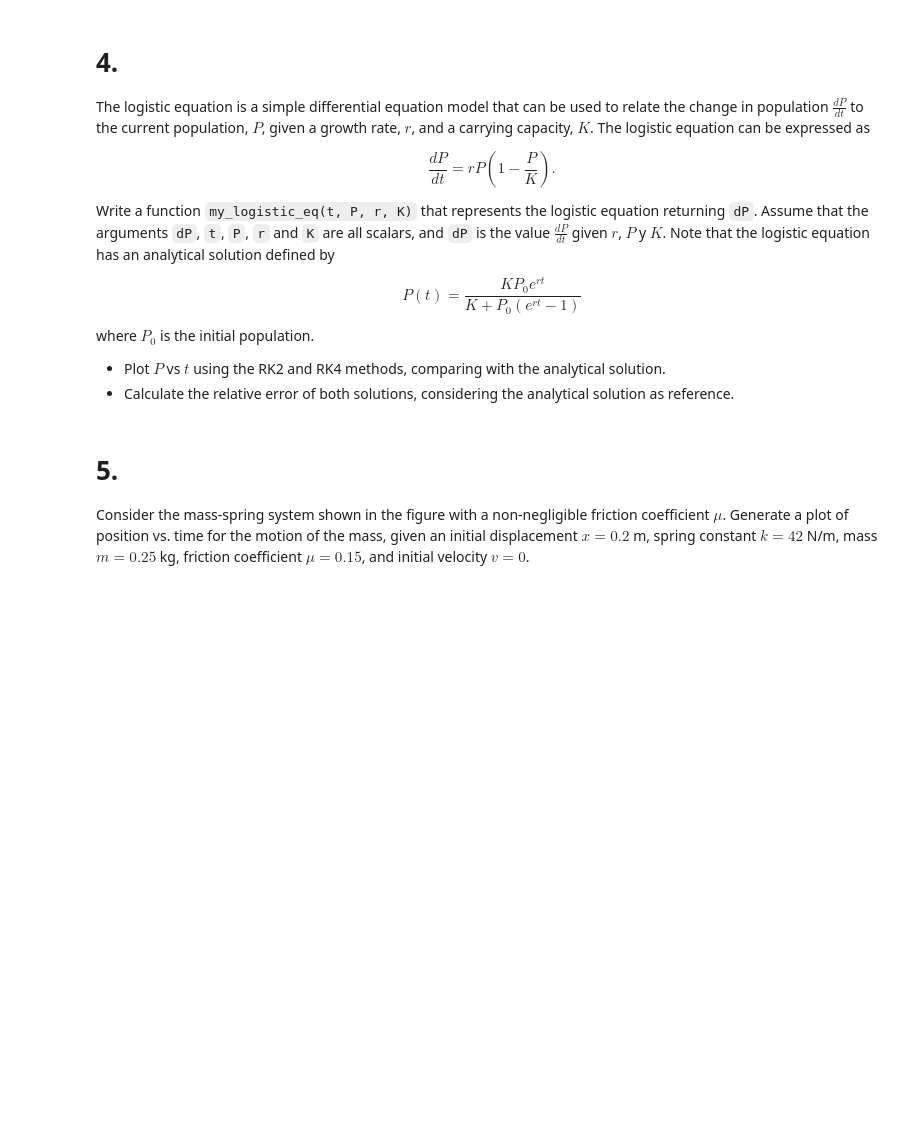
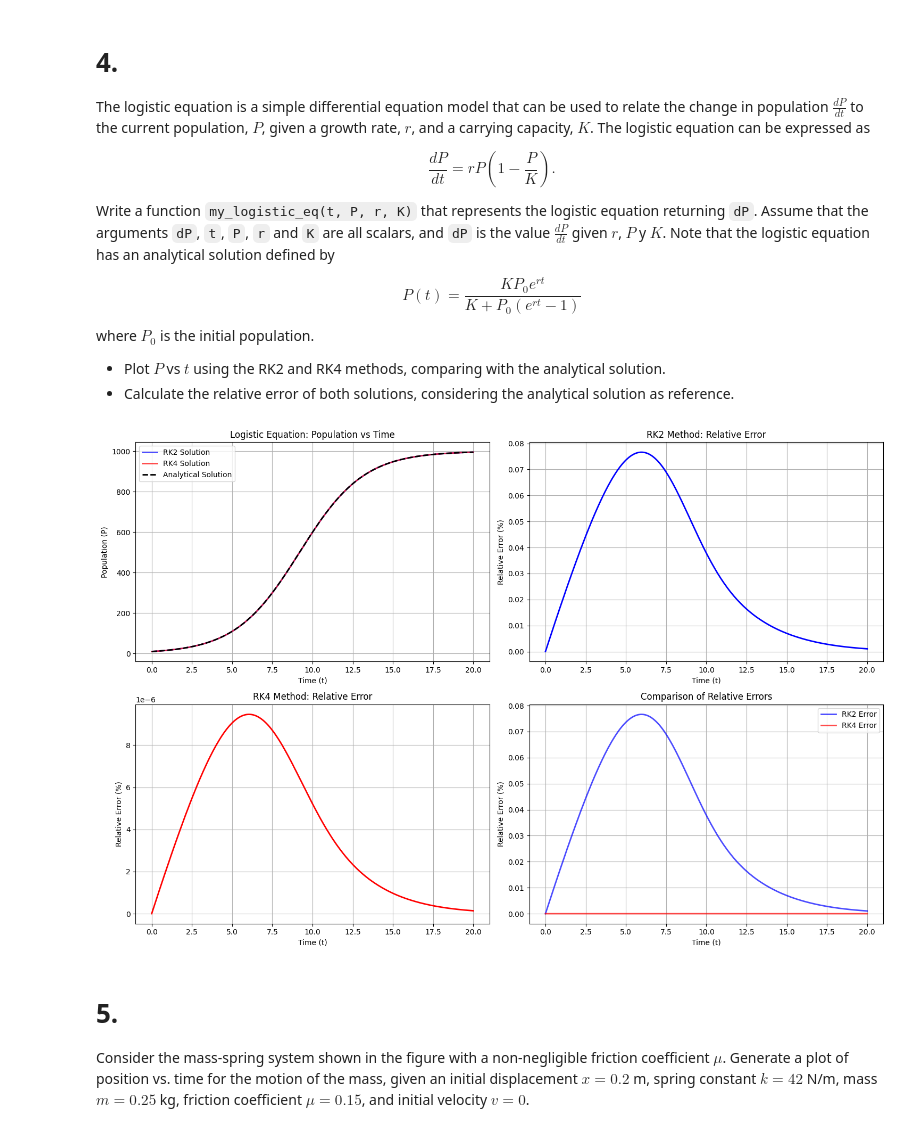
Before and after one commit to danielruizm16/ComputationalMethods, a Jupyter notebook: ODEs/ODEs_exercises.ipynb, the cells around one changed output. Cells and saved outputs as stored; diff of their text form; code cells hidden in the pictures; blank space fills up the shorter version.

```diff
--- a/ODEs/ODEs_exercises.ipynb
+++ b/ODEs/ODEs_exercises.ipynb
@@ -364,0 +411,20 @@ where $P_0$ is the initial population.
+# %%
+def rk4_step(f, t, y, h, *args):
+    """
+    Perform one step of the RK4 method
+
+    Parameters:
+    f: function f(t, y, *args)
+    t: current time
+    y: current value
+    h: step size
+    *args: additional arguments for f
+
+    Returns:
+    y_next: value at next time step
+    """
+    k1 = f(t, y, *args)
+    k2 = f(t + h/2, y + h/2 * k1, *args)
+    k3 = f(t + h/2, y + h/2 * k2, *args)
+    k4 = f(t + h, y + h * k3, *args)
+    return y + (h/6) * (k1 + 2*k2 + 2*k3 + k4)
@@ -365,3 +462,69 @@ where $P_0$ is the initial population.
+# %%
+# Parameters
+r = 0.5  # Growth rate
+K = 1000  # Carrying capacity
+P0 = 10   # Initial population
+t_span = [0, 20]  # Time span
+h = 0.1  # Step size
+
+# Solve using different methods
+t_rk2, P_rk2 = solve_ode(rk2_step, my_logistic_eq, t_span, P0, h, r, K)
+t_rk4, P_rk4 = solve_ode(rk4_step, my_logistic_eq, t_span, P0, h, r, K)
+
+# Analytical solution at the same time points
+P_analytical = analytical_solution(t_rk2, P0, r, K)
+
+# Calculate errors
+error_rk2 = np.abs((P_rk2- P_analytical)/P_analytical)*100
+error_rk4 = np.abs((P_rk4- P_analytical)/P_analytical)*100
+
+# Create the plot
+plt.figure(figsize=(15, 10))
+
+# Plot 1: Population vs Time
+plt.subplot(2, 2, 1)
+plt.plot(t_rk2, P_rk2, 'b-', label='RK2 Solution', linewidth=2, alpha=0.7)
+plt.plot(t_rk4, P_rk4, 'r-', label='RK4 Solution', linewidth=2, alpha=0.7)
+plt.plot(t_rk2, P_analytical, 'k--', label='Analytical Solution', linewidth=2)
+plt.xlabel('Time (t)')
+plt.ylabel('Population (P)')
+plt.title('Logistic Equation: Population vs Time')
+plt.legend()
+plt.grid()
+
+# Plot 2: Relative Error for RK2
+plt.subplot(2, 2, 2)
+plt.plot(t_rk2, error_rk2, 'b-', linewidth=2)
+plt.xlabel('Time (t)')
+plt.ylabel('Relative Error (%)')
+plt.title('RK2 Method: Relative Error')
+plt.grid()
+
+
+# Plot 3: Relative Error for RK4
+plt.subplot(2, 2, 3)
+plt.plot(t_rk4, error_rk4, 'r-', linewidth=2)
+plt.xlabel('Time (t)')
+plt.ylabel('Relative Error (%)')
+plt.title('RK4 Method: Relative Error')
+plt.grid()
+
+
+# Plot 4: Comparison of Errors
+plt.subplot(2, 2, 4)
+plt.plot(t_rk2, error_rk2, 'b-', label='RK2 Error', linewidth=2, alpha=0.7)
+plt.plot(t_rk4, error_rk4, 'r-', label='RK4 Error', linewidth=2, alpha=0.7)
+plt.xlabel('Time (t)')
+plt.ylabel('Relative Error (%)')
+plt.title('Comparison of Relative Errors')
+plt.legend()
+plt.grid()
+
+
+plt.tight_layout()
+plt.show()
+# %% [output]
+[figure, added]
 # %% [markdown]
 # 5.
 Consider the mass-spring system shown in the figure with a non-negligible friction coefficient $\mu$. Generate a plot of position vs. time for the motion of the mass, given an initial displacement $x = 0.2$ m, spring constant $k = 42$ N/m, mass $m = 0.25$ kg, friction coefficient $\mu = 0.15$, and initial velocity $v = 0$.
```
Also changed, not shown: parts of 7 cells of this notebook, 1 other file.
